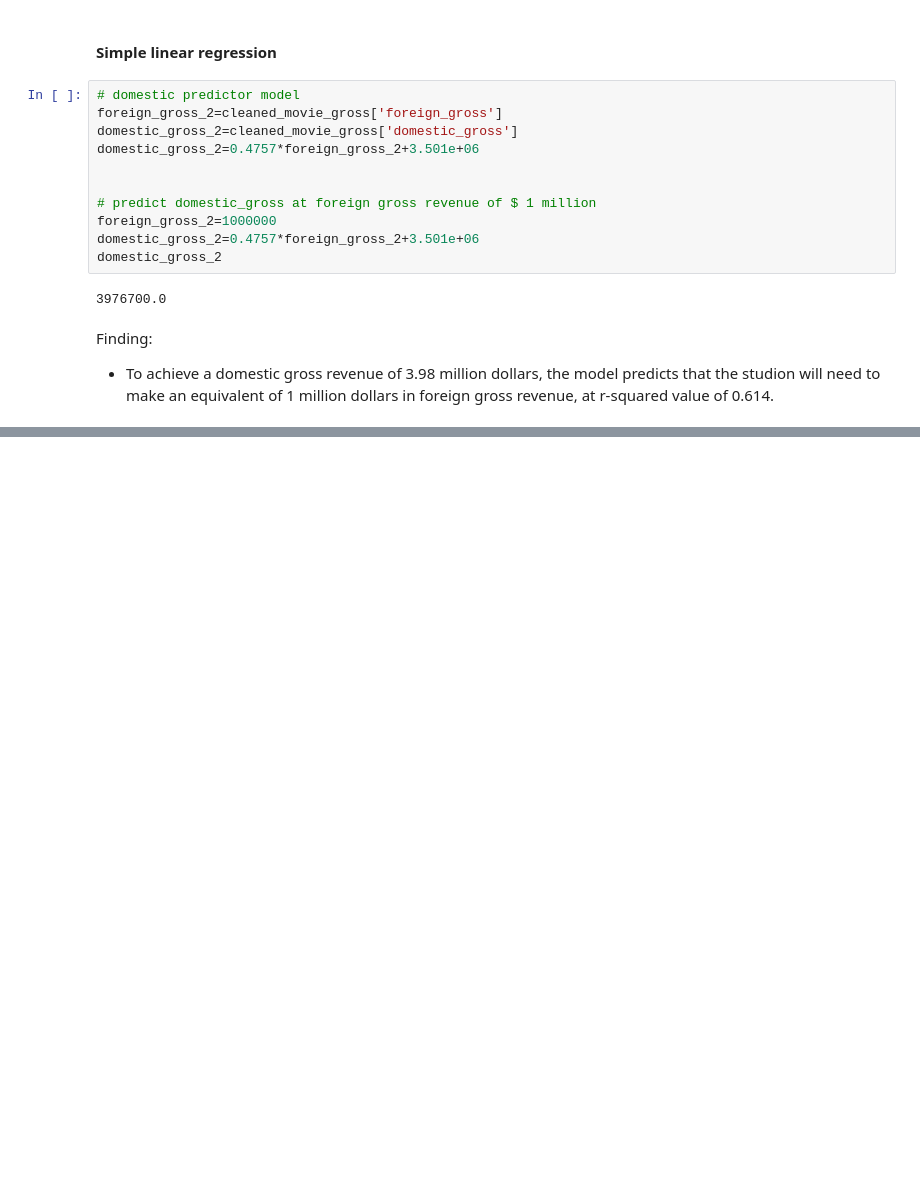
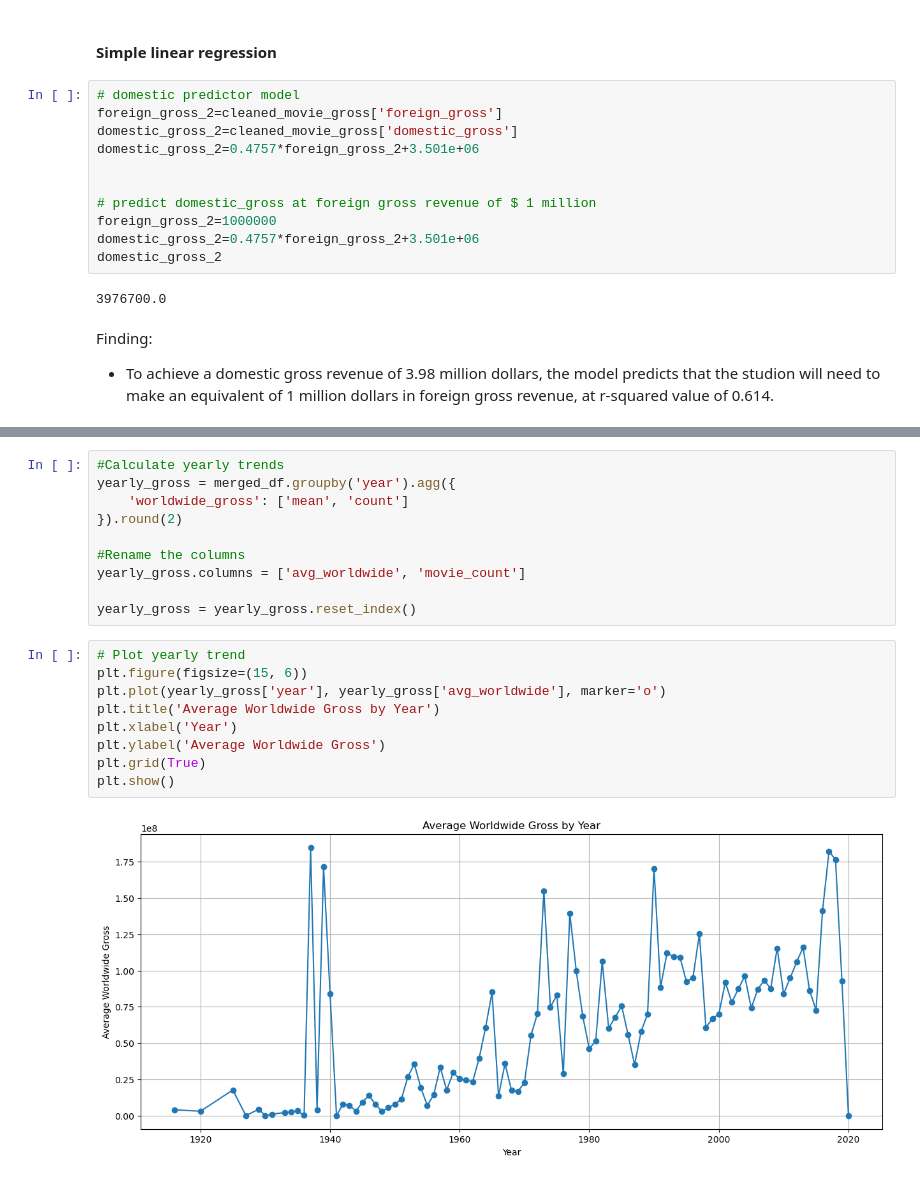
Before and after one commit to gkipkirui1/DSC_PT08P2_Phase_2_Project_Grp_1_Final, a Jupyter notebook: Index.ipynb, the cells around one changed output, grey strips where cells are left out. Drawn from its saved outputs; the diff is of its cells as text; blank space fills up the shorter version.

```diff
--- a/Index.ipynb
+++ b/Index.ipynb
@@ -1002,0 +1089,21 @@ Finding:
+# %%
+#Calculate yearly trends
+yearly_gross = merged_df.groupby('year').agg({
+    'worldwide_gross': ['mean', 'count']
+}).round(2)
+
+#Rename the columns
+yearly_gross.columns = ['avg_worldwide', 'movie_count']
+
+yearly_gross = yearly_gross.reset_index()
+# %%
+# Plot yearly trend
+plt.figure(figsize=(15, 6))
+plt.plot(yearly_gross['year'], yearly_gross['avg_worldwide'], marker='o')
+plt.title('Average Worldwide Gross by Year')
+plt.xlabel('Year')
+plt.ylabel('Average Worldwide Gross')
+plt.grid(True)
+plt.show()
+# %% [output]
+[figure, added]
```
Also changed, not shown: parts of 17 cells of this notebook, 1 other file.
